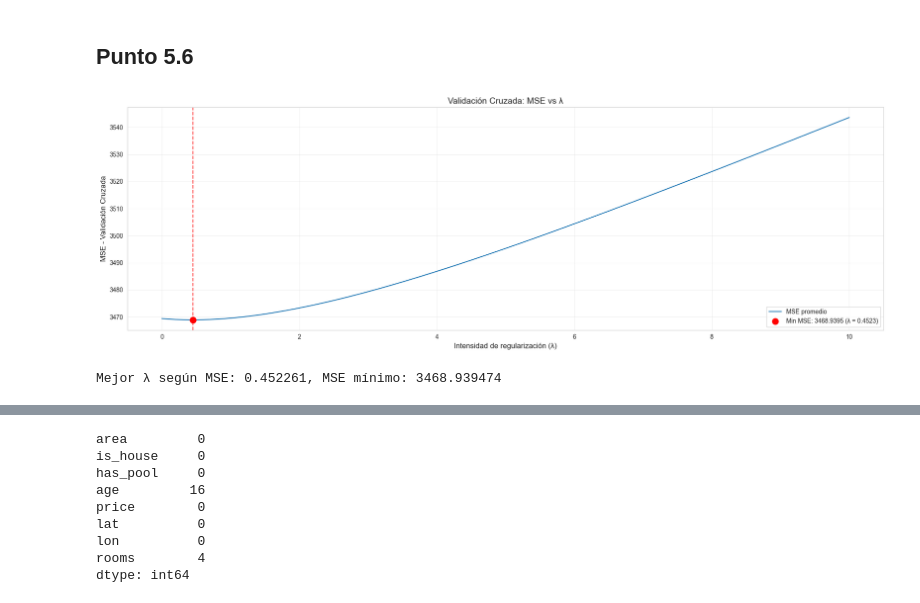
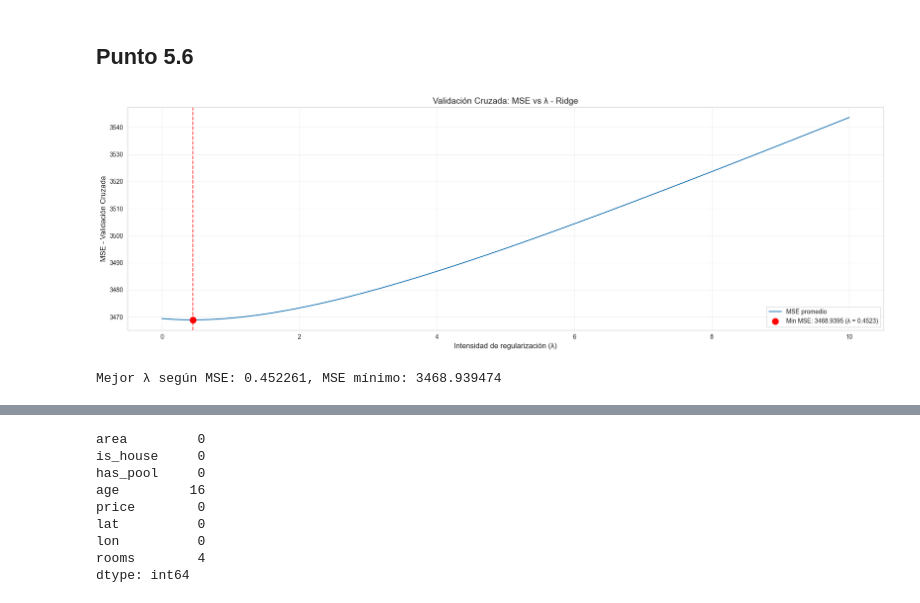
Before and after one commit to frizynn/tp1-machine-learning, a Jupyter notebook: src/Entrega_Tp1.ipynb, the cells around one changed output, grey strips where cells are left out. Cells and saved outputs as stored; diff of their text form; code cells hidden in the pictures.

```diff
--- a/src/Entrega_Tp1.ipynb
+++ b/src/Entrega_Tp1.ipynb
@@ -1008,33 +1005,33 @@ from utils.visuals import plot_cv_results
 df = pd.read_csv(r"../data/processed/casas_dev_eng_mean_impute.csv")
 y = df['price']
 X = df.drop(columns=['price'])
 
 lambdas = np.linspace(0, 10, 200)
 
 optimal_lambda, min_cv_error, cv_error_scores = cross_validate_lambda(
     X, y, lambdas, LinearRegressor, n_splits=10, method='pseudo_inverse',
     regularization='l2', normalize=True, random_state=12,
     metrics=[mse_score],
     variable='penalty'
 )
 
 fig, ax1 = plt.subplots(1, 1, figsize=(18, 6))
 
 
 ax1 = plot_cv_results(
     lambdas,
     cv_error_scores['mse'],
     optimal_lambda['mse'],
     min_cv_error['mse'],
-    title="Validación Cruzada: MSE vs λ",
+    title="Validación Cruzada: MSE vs λ - Ridge",
     ax=ax1
 )
 
 
 plt.tight_layout()
 plt.show()
 
 print(f"Mejor λ según MSE: {optimal_lambda['mse']:.6f}, MSE mínimo: {min_cv_error['mse']:.6f}")
 # %% [output]
-[figure, old version]
+[figure, new version]
 Mejor λ según MSE: 0.452261, MSE mínimo: 3468.939474
```
Also changed, not shown: parts of 8 cells of this notebook, 2 other files.
